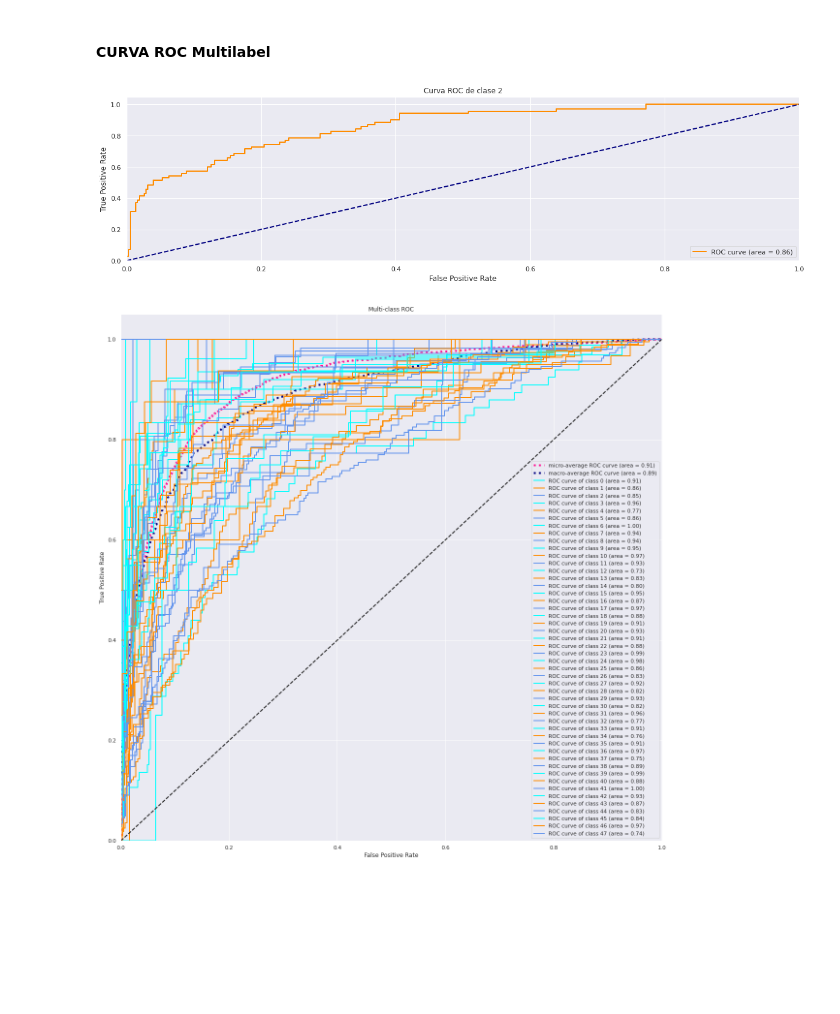
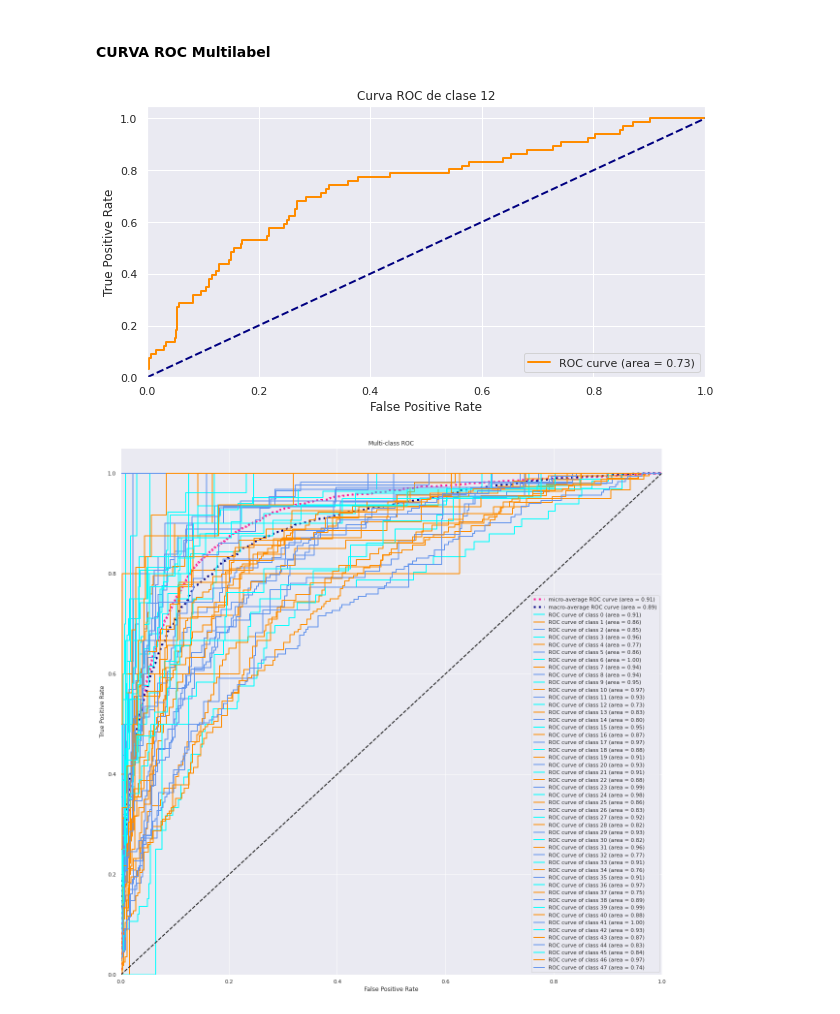
Before and after one commit to lromano97/text-mining, a Jupyter notebook: Preprocesamiento_unificado.ipynb, the cells around one changed output. Drawn from its saved outputs; the diff is of its cells as text; code cells hidden in the pictures; blank space fills up the shorter version.

```diff
--- a/Preprocesamiento_unificado.ipynb
+++ b/Preprocesamiento_unificado.ipynb
@@ -1294,22 +1296,22 @@ roc_auc["micro"] = auc(fpr["micro"], tpr["micro"])
 # %%
 #Ploteo Clase n
 
-ClasePlot = 5
+ClasePlot = 12
 
-plt.figure(figsize=(20,5))
+plt.figure(figsize=(10,5))
 lw = 2
 plt.plot(fpr[ClasePlot], tpr[ClasePlot], color='darkorange',
          lw=lw, label='ROC curve (area = %0.2f)' % roc_auc[ClasePlot])
 plt.plot([0, 1], [0, 1], color='navy', lw=lw, linestyle='--')
 plt.xlim([0.0, 1.0])
 plt.ylim([0.0, 1.05])
 plt.xlabel('False Positive Rate')
 plt.ylabel('True Positive Rate')
-plt.title((f'Curva ROC de clase {lw}'))
+plt.title((f'Curva ROC de clase {ClasePlot}'))
 plt.legend(loc="lower right")
 plt.show()
 # %% [output]
-[figure, old version]
+[figure, new version]
 # %%
 #Ploteo Global
 
```
Also changed, not shown: parts of 1 cell of this notebook.
